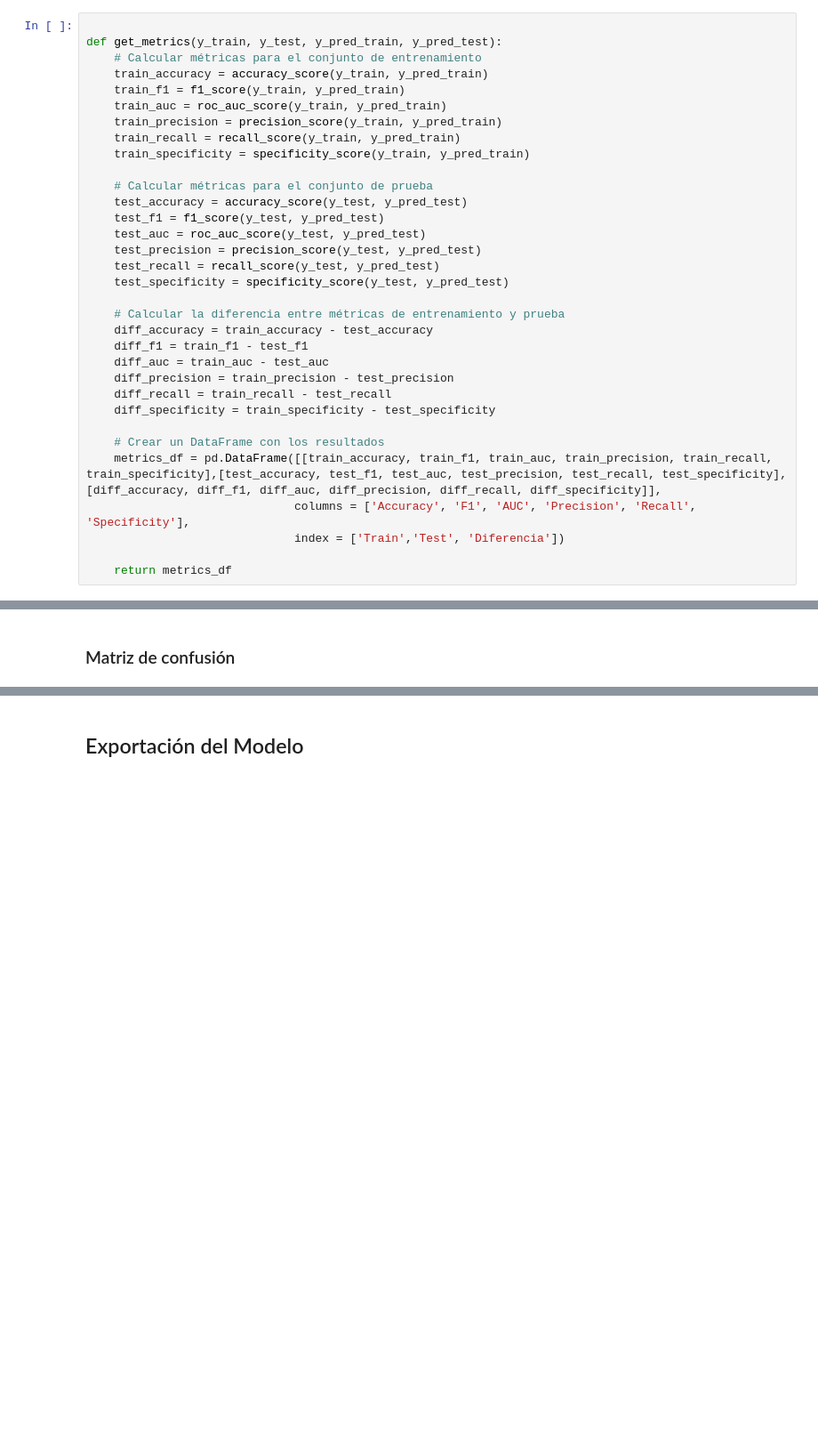
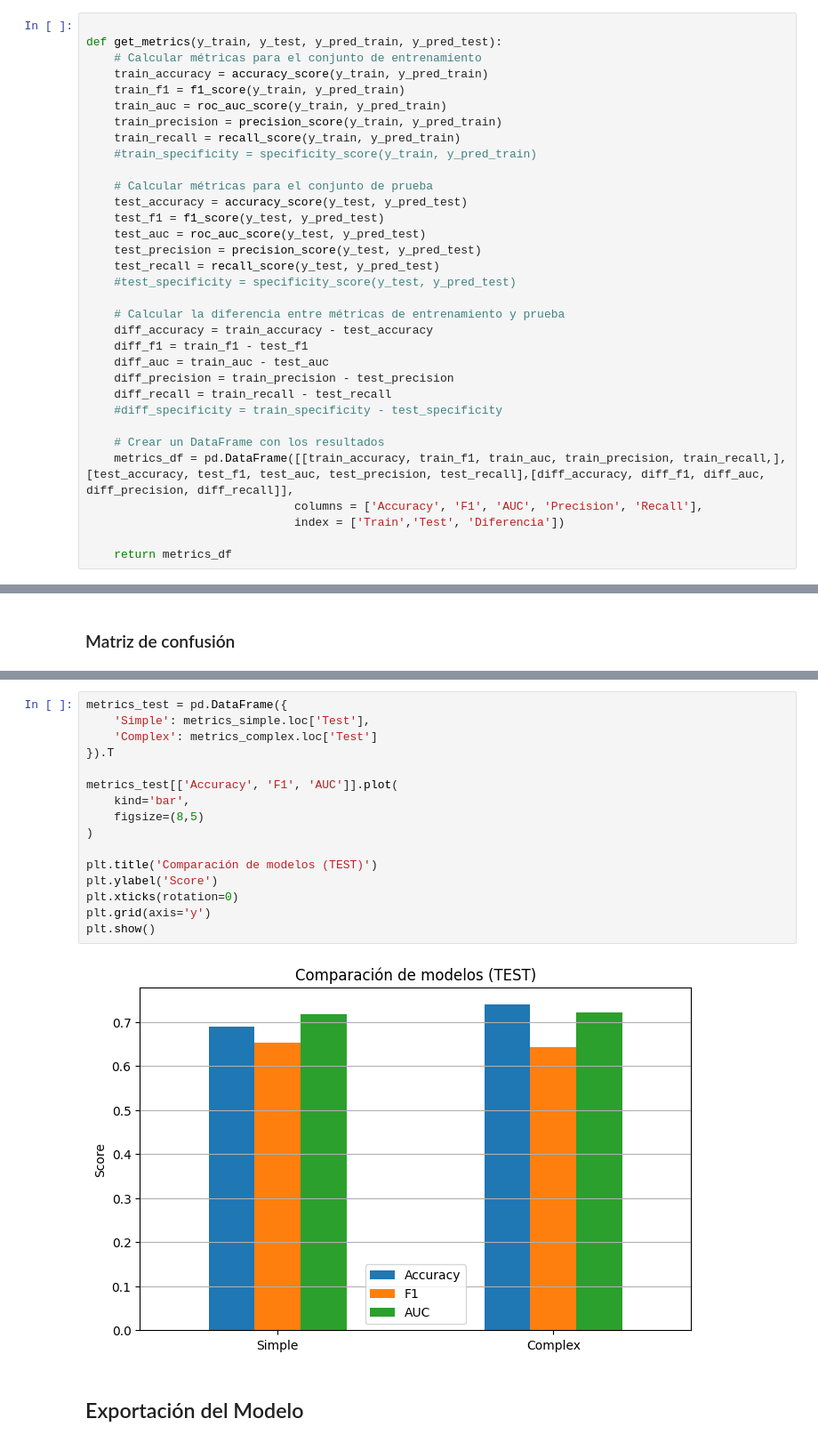
Before and after one commit to 4GeeksAcademy/carlossuesc95-intro-ml, a Jupyter notebook: src/04-decission-tree.ipynb, the cells around one changed output, grey strips where cells are left out. Shown at 89% size. Drawn from its saved outputs; the diff is of its cells as text; blank space fills up the shorter version.

```diff
--- a/src/ 04-decission-tree.ipynb
+++ b/src/04-decission-tree.ipynb
@@ -353,7 +316,7 @@ def get_metrics(y_train, y_test, y_pred_train, y_pred_test):
     train_auc = roc_auc_score(y_train, y_pred_train)
     train_precision = precision_score(y_train, y_pred_train)
     train_recall = recall_score(y_train, y_pred_train)
-    train_specificity = specificity_score(y_train, y_pred_train)
+    #train_specificity = specificity_score(y_train, y_pred_train)
 
     # Calcular métricas para el conjunto de prueba
     test_accuracy = accuracy_score(y_test, y_pred_test)
@@ -361,7 +324,7 @@ def get_metrics(y_train, y_test, y_pred_train, y_pred_test):
     test_auc = roc_auc_score(y_test, y_pred_test)
     test_precision = precision_score(y_test, y_pred_test)
     test_recall = recall_score(y_test, y_pred_test)
-    test_specificity = specificity_score(y_test, y_pred_test)
+    #test_specificity = specificity_score(y_test, y_pred_test)
 
     # Calcular la diferencia entre métricas de entrenamiento y prueba
     diff_accuracy = train_accuracy - test_accuracy
@@ -369,11 +332,11 @@ def get_metrics(y_train, y_test, y_pred_train, y_pred_test):
     diff_auc = train_auc - test_auc
     diff_precision = train_precision - test_precision
     diff_recall = train_recall - test_recall
-    diff_specificity = train_specificity - test_specificity
+    #diff_specificity = train_specificity - test_specificity
 
     # Crear un DataFrame con los resultados
-    metrics_df = pd.DataFrame([[train_accuracy, train_f1, train_auc, train_precision, train_recall, train_specificity],[test_accuracy, test_f1, test_auc, test_precision, test_recall, test_specificity],[diff_accuracy, diff_f1, diff_auc, diff_precision, diff_recall, diff_specificity]],
-                              columns = ['Accuracy', 'F1', 'AUC', 'Precision', 'Recall', 'Specificity'],
+    metrics_df = pd.DataFrame([[train_accuracy, train_f1, train_auc, train_precision, train_recall,],[test_accuracy, test_f1, test_auc, test_precision, test_recall],[diff_accuracy, diff_f1, diff_auc, diff_precision, diff_recall]],
+                              columns = ['Accuracy', 'F1', 'AUC', 'Precision', 'Recall'],
                               index = ['Train','Test', 'Diferencia'])
 
     return metrics_df
@@ -399,2 +424,20 @@ cm
+# %%
+metrics_test = pd.DataFrame({
+    'Simple': metrics_simple.loc['Test'],
+    'Complex': metrics_complex.loc['Test']
+}).T
+
+metrics_test[['Accuracy', 'F1', 'AUC']].plot(
+    kind='bar',
+    figsize=(8,5)
+)
+
+plt.title('Comparación de modelos (TEST)')
+plt.ylabel('Score')
+plt.xticks(rotation=0)
+plt.grid(axis='y')
+plt.show()
+# %% [output]
+[figure, added]
 # %% [markdown]
 ## Exportación del Modelo
```
Also changed, not shown: parts of 61 cells of this notebook, 2 other files.
